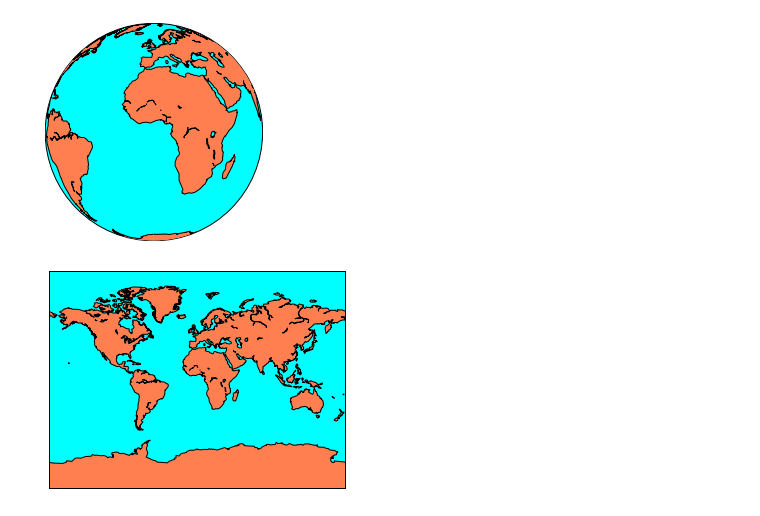
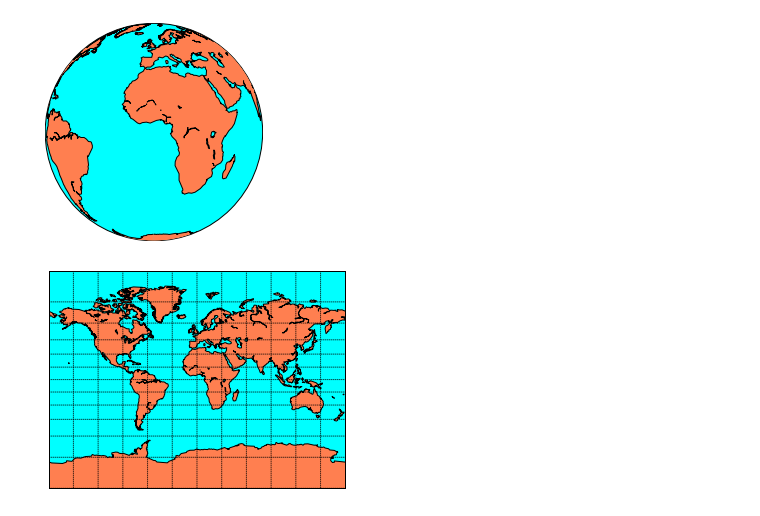
Before and after one commit to anne841124/Python-Data-Science-HW, a Jupyter notebook: panda/pd8.ipynb, the cells around one changed output. Saved outputs shown, nothing was run; the diff lists cells and outputs as text; code cells hidden in the pictures.

```diff
--- a/panda/pd8.ipynb
+++ b/panda/pd8.ipynb
@@ -13,8 +13,12 @@ plt.show()
 # %%
 map = Basemap(projection = 'mill', resolution = 'c',  lat_0 = 0, lon_0 = 0)
 map.drawmapboundary(fill_color = 'aqua')
+
 map.fillcontinents(color = 'coral', lake_color = 'aqua')
+
+lats = map.drawparallels(np.linspace(-90, 90, 13))
+lons = map.drawmeridians(np.linspace(-180, 180, 13))
 map.drawcoastlines()
 plt.show()
 # %% [output]
-[figure, old version]
+[figure, new version]
```
